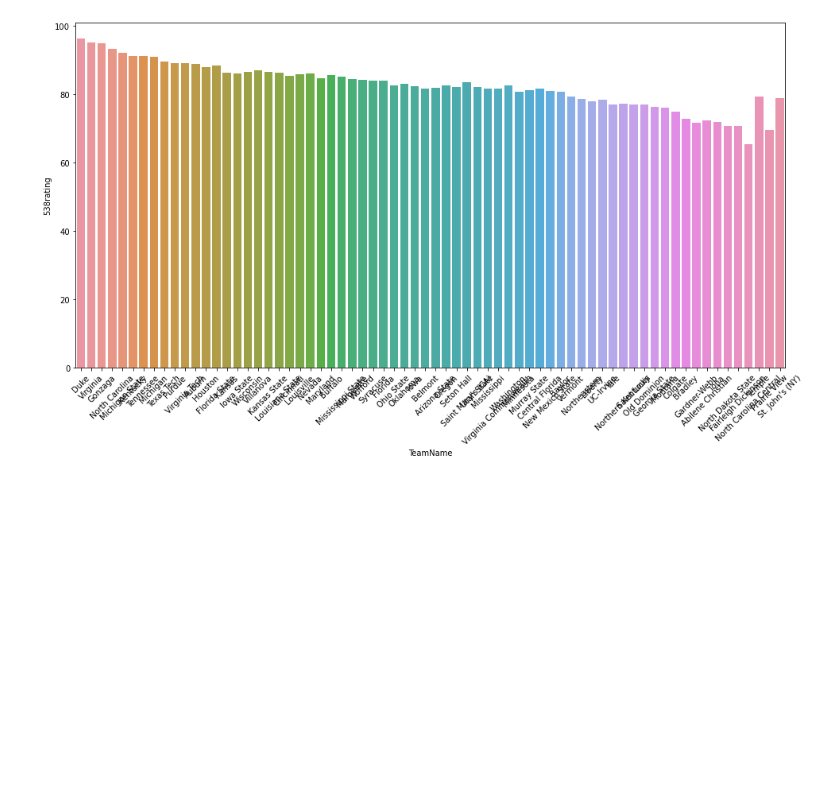
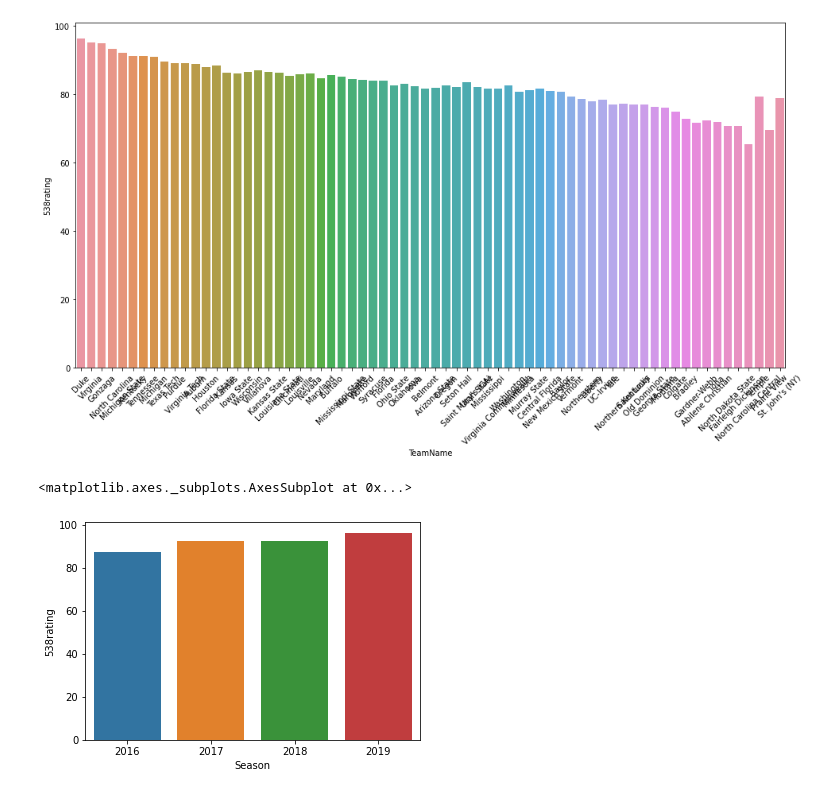
Before and after one commit to PaulApivat/kaggle, a Jupyter notebook: courses/data_visualization/data_viz_final_project.ipynb, the cells around one changed output. Cells and saved outputs as stored; diff of their text form; code cells hidden in the pictures; blank space fills up the shorter version.

```diff
--- a/courses/data_visualization/data_viz_final_project.ipynb
+++ b/courses/data_visualization/data_viz_final_project.ipynb
@@ -123,3 +123,13 @@ chart.set_xticklabels(chart.get_xticklabels(), rotation=45)
  Text(0, 0, 'Prairie View'),
  Text(0, 0, "St. John's (NY)")]
 [figure]
+# %%
+ncaa.head()
+
+duke = ncaa[ncaa['TeamName']=='Duke'][['Season', '538rating']]
+duke
+
+sns.barplot(x = duke['Season'], y = duke['538rating'])
+# %% [output]
+<matplotlib.axes._subplots.AxesSubplot at 0x...>
+[figure, added]
```
Also changed, not shown: parts of 4 cells of this notebook.
